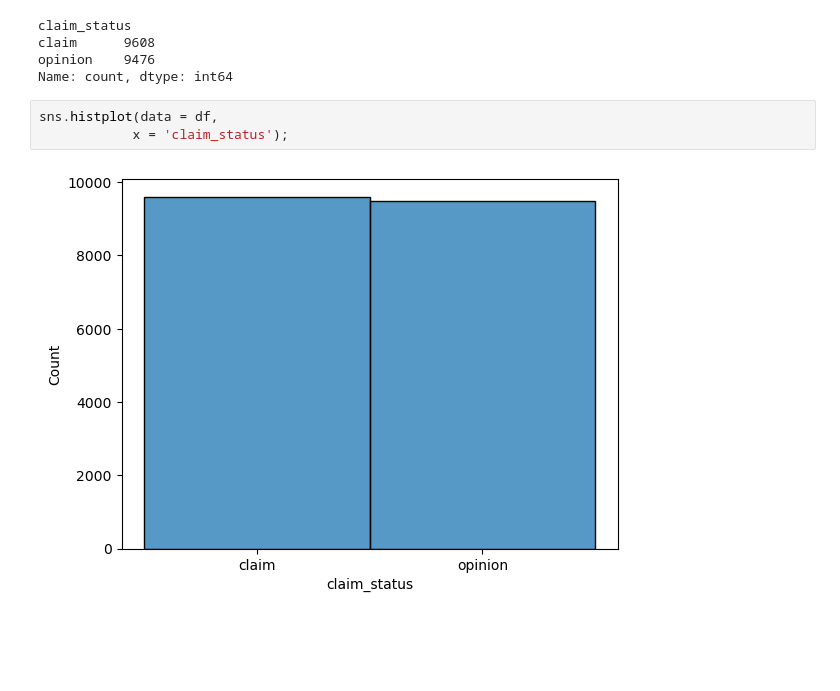
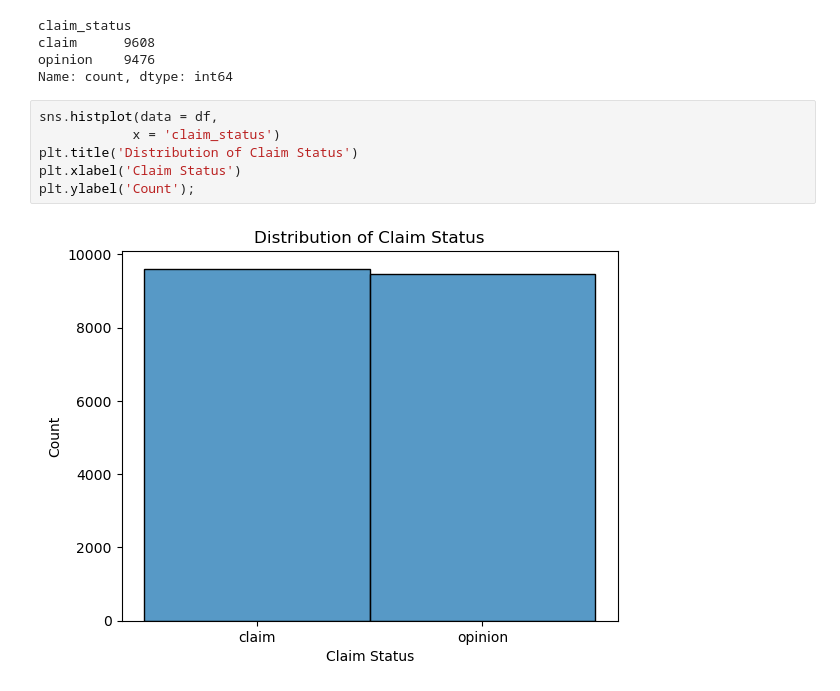
Before and after one commit to alishanstyles/Projects, a Jupyter notebook: Documents/coding-temple/Tik Tok Data Analysis/Untitled.ipynb, the cells around one changed output. Saved outputs shown, nothing was run; the diff lists cells and outputs as text; blank space fills up the shorter version.

Commit message:
visualizations

```diff
--- a/Documents/coding-temple/Tik Tok Data Analysis/Untitled.ipynb
+++ b/Documents/coding-temple/Tik Tok Data Analysis/Untitled.ipynb
@@ -95,6 +95,9 @@ opinion    9476
 Name: count, dtype: int64
 # %%
 sns.histplot(data = df,
-            x = 'claim_status');
+            x = 'claim_status')
+plt.title('Distribution of Claim Status')
+plt.xlabel('Claim Status')
+plt.ylabel('Count');
 # %% [output]
-[figure, old version]
+[figure, new version]
```
Also changed, not shown: parts of 7 cells of this notebook.
